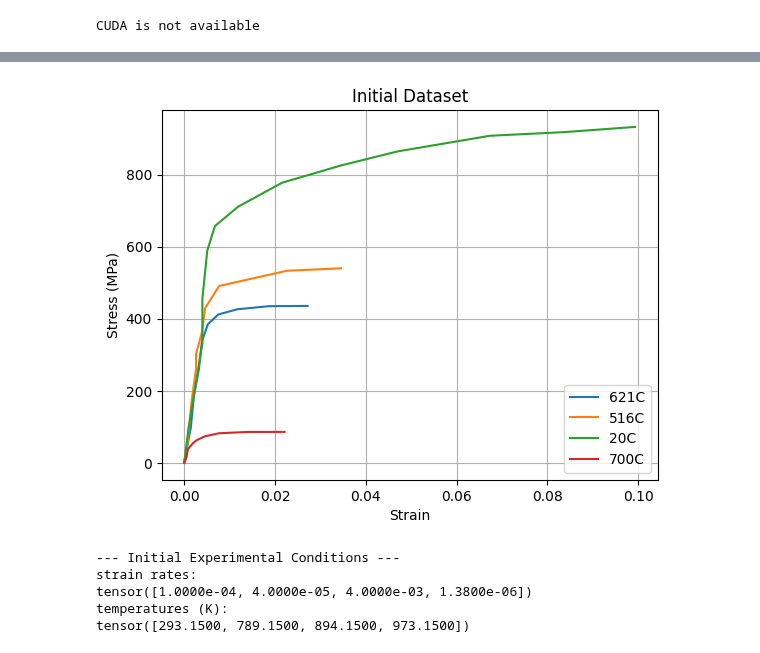
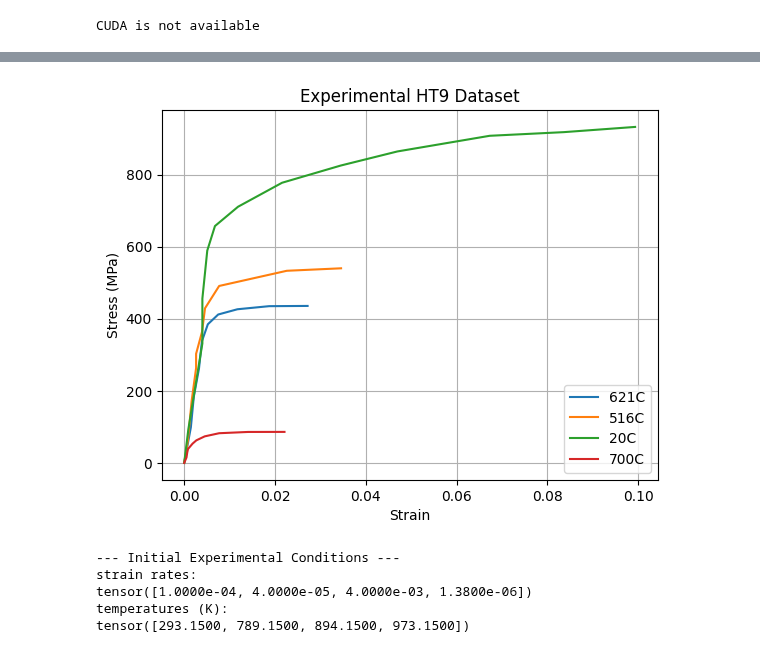
Before and after one commit to ColinMG2/neml2, a Jupyter notebook: cmg_projects/new_deterministic.ipynb, the cells around one changed output, grey strips where cells are left out. Saved outputs shown, nothing was run; the diff lists cells and outputs as text; code cells hidden in the pictures.

```diff
--- a/cmg_projects/new_deterministic.ipynb
+++ b/cmg_projects/new_deterministic.ipynb
@@ -151,35 +194,35 @@ for filename in os.listdir(path):
 
         new_df = df.rename(columns={'x':f'{temp_label}_strain', 'y':f'{temp_label}_stress'})
         data_frames[temp_label] = new_df
 
 strain_data = {}
 stress_data = {}
 
 for temp_label, df in data_frames.items():
     strain_col = f'{temp_label}_strain'
     stress_col = f'{temp_label}_stress'
     strain = torch.tensor(df[strain_col].values, device=device)
     stress = torch.tensor(df[stress_col].values, device=device)
     max_stress_idx = torch.argmax(stress).item()
     strain = strain[:max_stress_idx + 1]
     stress = stress[:max_stress_idx + 1]
     strain = strain[:] - strain[0]
     stress = stress[:] - stress[0]
     strain_data[temp_label] = strain
     stress_data[temp_label] = stress
 
 # Plot initial dataset
 plt.figure()
 for temp_label in strain_data:
     plt.plot(strain_data[temp_label].cpu().numpy(), stress_data[temp_label].cpu().numpy(), label=f"{temp_label}C")
 plt.xlabel('Strain')
 plt.ylabel('Stress (MPa)')
-plt.title('Initial Dataset')
+plt.title('Experimental HT9 Dataset')
 plt.grid()
 plt.legend()
 plt.show()
 # %% [output]
-[figure, old version]
+[figure, new version]
 # %%
 nrate = 4
 ntemperature = 4
```
Also changed, not shown: parts of 9 cells of this notebook, 4 other files.
